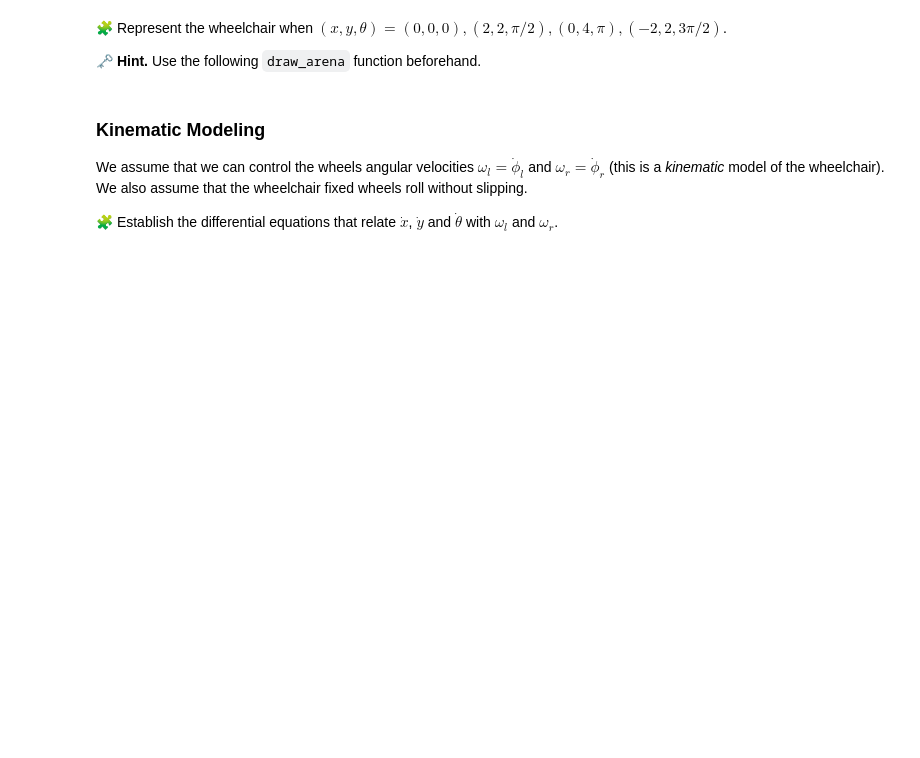
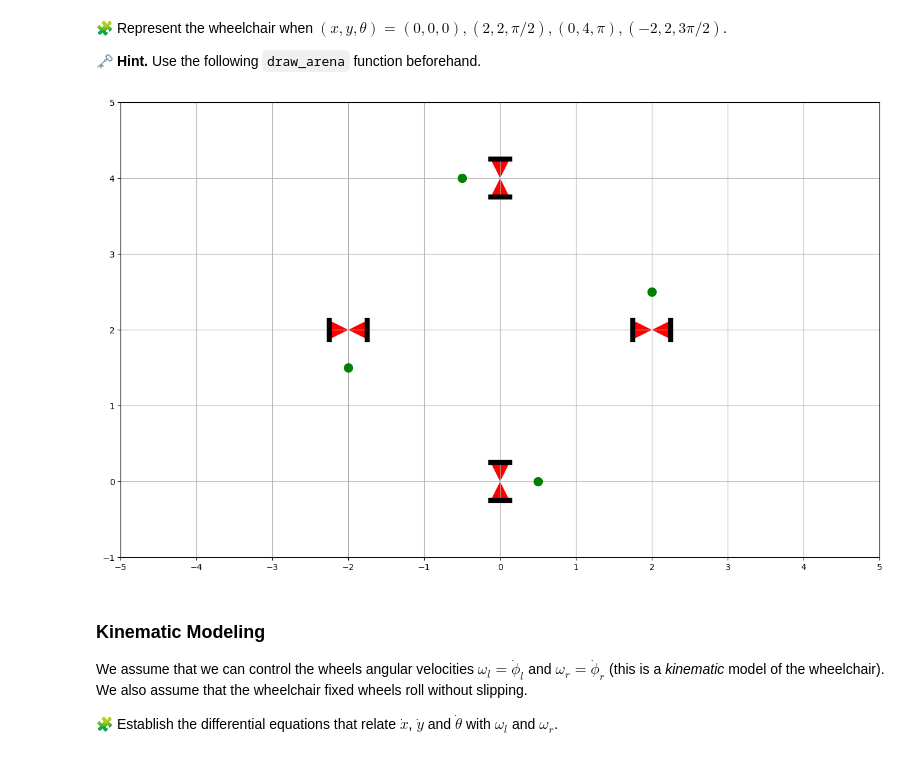
Before and after one commit to LahbibAll/control-engineering-with-python-project-2023-2024, a Jupyter notebook: Project-part-1.ipynb, the cells around one changed output. Cells and saved outputs as stored; diff of their text form; code cells hidden in the pictures; blank space fills up the shorter version.

```diff
--- a/Project-part-1.ipynb
+++ b/Project-part-1.ipynb
@@ -73,3 +144,79 @@ pass
+# %%
+import matplotlib.pyplot as plt
+import numpy as np
+
+# Define the draw_arena function
+def draw_arena(xmin, xmax, ymin, ymax):
+    wh_ratio = (xmax - xmin) / (ymax - ymin)
+    figsize = fig_width, fig_height = 16, 16 / wh_ratio
+    plt.figure(figsize=figsize)
+    axes = plt.gca()
+    axes.axis([xmin, xmax, ymin, ymax])
+    axes.set_aspect(1)
+    plt.xticks(np.arange(xmin, xmax+1, 1))
+    plt.yticks(np.arange(ymin, ymax+1, 1))
+    plt.grid(True)
+
+# Define the draw_scooter function
+def draw_scooter(x, y, theta1):
+    frame_length = 0.5  # 50 cm
+    wheel_radius = 0.125  # 12.5 cm
+    pad_width = 0.5
+
+    theta = np.pi/2 - theta1
+
+    pad_left = np.array([
+        [-frame_length / 2, -wheel_radius],
+        [-frame_length / 2, wheel_radius],
+        [0, 0]
+    ])
+
+    pad_right = np.array([
+        [frame_length / 2, -wheel_radius],
+        [frame_length / 2, wheel_radius],
+        [0, 0]
+    ])
+
+    wheels = np.array([
+        [-frame_length / 2, -wheel_radius],
+        [-frame_length / 2, wheel_radius],
+        [frame_length / 2, -wheel_radius],
+        [frame_length / 2, wheel_radius]
+    ])
+
+    wheelchair_center = [x, y]
+    forward_marker = [x + 0.5 * np.cos(theta1), y + 0.5 * np.sin(theta1)]
+
+    R = np.array([
+        [np.cos(theta), -np.sin(theta)],
+        [np.sin(theta), np.cos(theta)]
+    ])
+
+    pad_left = np.dot(pad_left, R) + wheelchair_center
+    pad_right = np.dot(pad_right, R) + wheelchair_center
+    wheels = np.dot(wheels, R) + wheelchair_center
+
+    plt.fill(pad_left[:, 0], pad_left[:, 1], 'r')
+    plt.fill(pad_right[:, 0], pad_right[:, 1], 'r')
+    plt.plot(wheels[0:2, 0], wheels[0:2, 1], 'k', linewidth=6)
+    plt.plot(wheels[2:4, 0], wheels[2:4, 1], 'k', linewidth=6)
+    plt.plot(forward_marker[0], forward_marker[1], 'go', markersize=10)
+
+# Call draw_arena function to set up the plot
+draw_arena(-5, 5, -5, 5)
+
+# Call draw_scooter function for each position and orientation
+positions = [(0, 0, 0), (2, 2, np.pi/2), (0, 4, np.pi), (-2, 2, 3*np.pi/2)]
+for pos in positions:
+    draw_scooter(*pos)
+
+plt.gca().set_aspect('equal', adjustable='box')
+plt.xlim(-5, 5)
+plt.ylim(-1, 5)
+plt.grid(True)
+plt.show()
+# %% [output]
+[figure, added]
 # %% [markdown]
 ### Kinematic Modeling
 
```
Also changed, not shown: parts of 8 cells of this notebook.
